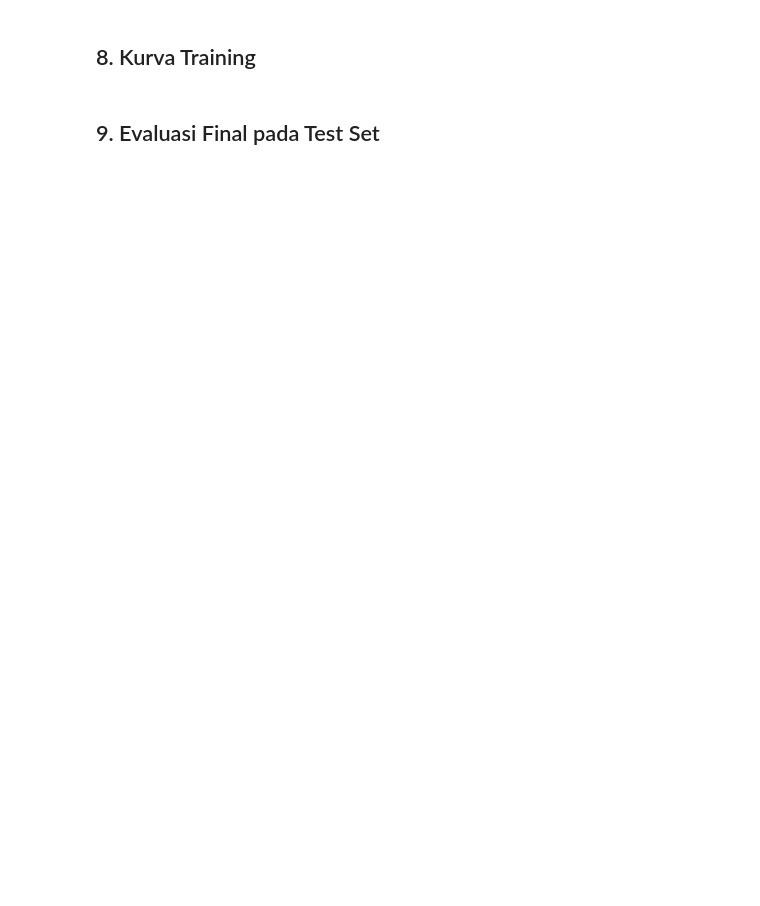
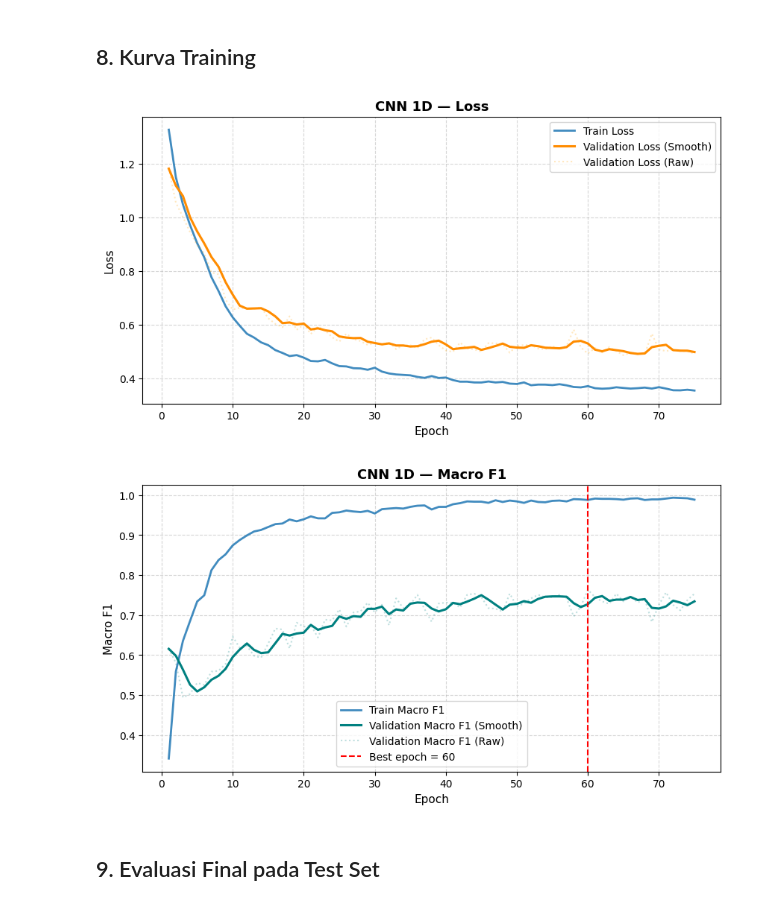
Before and after one commit to husnindz/skripsi_test, a Jupyter notebook: Data Engineer/Models/CNN.ipynb, the cells around one changed output. Drawn from its saved outputs; the diff is of its cells as text; code cells hidden in the pictures; blank space fills up the shorter version.

```diff
--- a/Data Engineer/Models/CNN.ipynb
+++ b/Data Engineer/Models/CNN.ipynb
@@ -316,10 +328,10 @@ CNN1D(
 # %%
 EPOCHS = 100
 PATIENCE = 15
-LEARNING_RATE = 1e-3
-WEIGHT_DECAY = 1e-4
+LEARNING_RATE = 5e-4
+WEIGHT_DECAY = 1e-3
 
-criterion = nn.CrossEntropyLoss()
+criterion = nn.CrossEntropyLoss(label_smoothing=0.08)
 optimizer = torch.optim.AdamW(
     model.parameters(),
     lr=LEARNING_RATE,
@@ -450,29 +464,36 @@ Best validation macro-F1: 0.9218
 ## 8. Kurva Training
 # %%
 history_df = pd.DataFrame(history)
+val_loss_smooth = history_df['val_loss'].rolling(window=3, min_periods=1).mean()
+val_f1_smooth = history_df['val_macro_f1'].rolling(window=3, min_periods=1).mean()
 
 # Plot 1: Loss (Train vs Val)
 plt.figure(figsize=(10, 5))
-plt.plot(history_df['epoch'], history_df['train_loss'], label='Train Loss')
-plt.plot(history_df['epoch'], history_df['val_loss'], label='Validation Loss')
-plt.title('CNN 1D — Loss')
-plt.xlabel('Epoch')
-plt.ylabel('Loss')
-plt.legend()
+plt.plot(history_df['epoch'], history_df['train_loss'], label='Train Loss', alpha=0.85, linewidth=2)
+plt.plot(history_df['epoch'], val_loss_smooth, label='Validation Loss (Smooth)', linewidth=2.2, color='darkorange')
+plt.plot(history_df['epoch'], history_df['val_loss'], label='Validation Loss (Raw)', alpha=0.25, linestyle=':', color='orange')
+plt.title('CNN 1D — Loss', fontsize=13, fontweight='bold')
+plt.xlabel('Epoch', fontsize=11)
+plt.ylabel('Loss', fontsize=11)
+plt.legend(fontsize=10)
 plt.grid(True, linestyle='--', alpha=0.5)
 plt.show()
 
 # Plot 2: Macro F1 (Train vs Val)
 plt.figure(figsize=(10, 5))
-plt.plot(history_df['epoch'], history_df['train_macro_f1'], label='Train Macro F1')
-plt.plot(history_df['epoch'], history_df['val_macro_f1'], label='Validation Macro F1')
+plt.plot(history_df['epoch'], history_df['train_macro_f1'], label='Train Macro F1', alpha=0.85, linewidth=2)
+plt.plot(history_df['epoch'], val_f1_smooth, label='Validation Macro F1 (Smooth)', linewidth=2.2, color='teal')
+plt.plot(history_df['epoch'], history_df['val_macro_f1'], label='Validation Macro F1 (Raw)', alpha=0.25, linestyle=':', color='teal')
 plt.axvline(best_epoch, color='red', linestyle='--', label=f'Best epoch = {best_epoch}')
-plt.title('CNN 1D — Macro F1')
-plt.xlabel('Epoch')
-plt.ylabel('Macro F1')
-plt.legend()
+plt.title('CNN 1D — Macro F1', fontsize=13, fontweight='bold')
+plt.xlabel('Epoch', fontsize=11)
+plt.ylabel('Macro F1', fontsize=11)
+plt.legend(fontsize=10)
 plt.grid(True, linestyle='--', alpha=0.5)
 plt.show()
+# %% [output]
+[figure, added]
+[figure, added]
 # %% [markdown]
 ## 9. Evaluasi Final pada Test Set
 # %%
```
Also changed, not shown: parts of 9 cells of this notebook, 17 other files.
